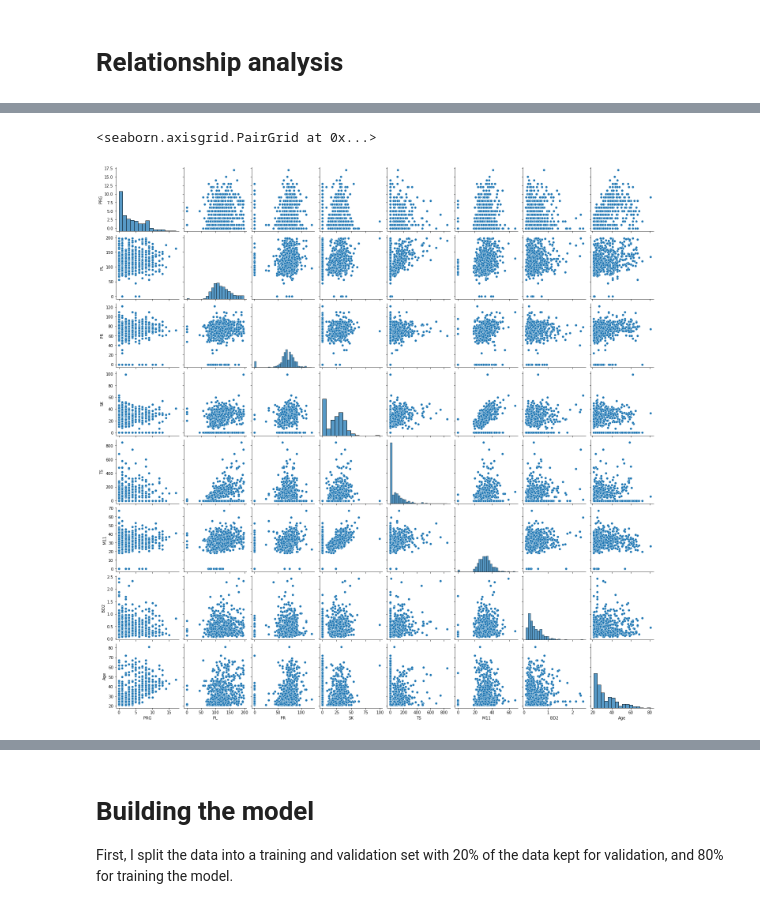
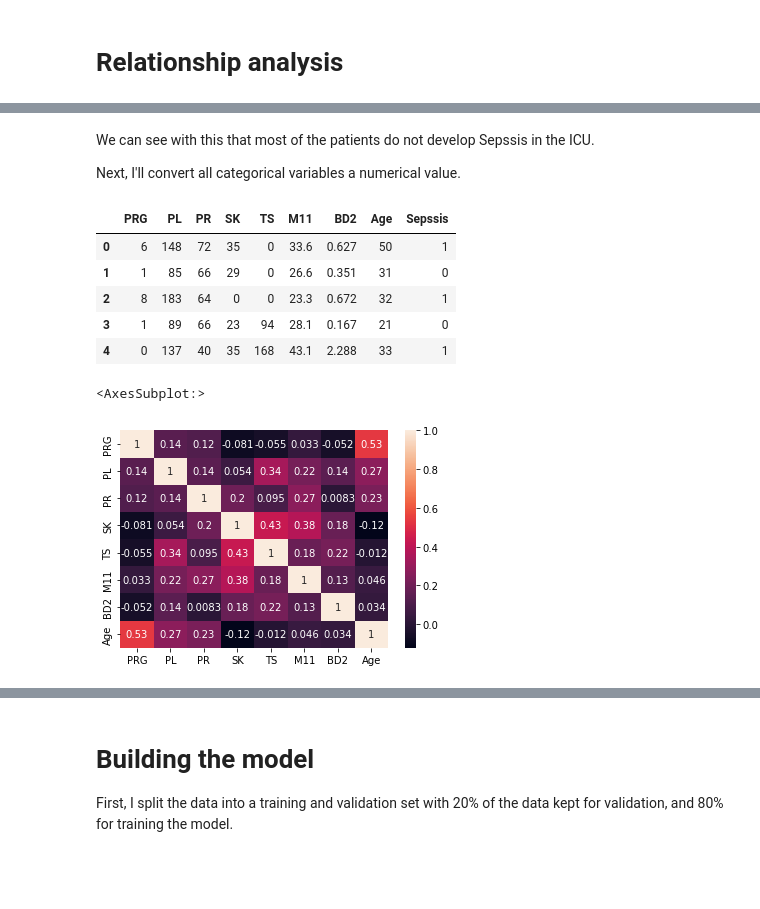
Before and after one commit to mixmav/machine-learning-A1-RMIT, a Jupyter notebook: solution/s3783375.ipynb, the cells around one changed output, grey strips where cells are left out. Drawn from its saved outputs; the diff is of its cells as text; code cells hidden in the pictures; blank space fills up the shorter version.

```diff
--- a/solution/s3783375.ipynb
+++ b/solution/s3783375.ipynb
@@ -114,5 +110,28 @@ sns.heatmap(correlation, xticklabels=correlation.columns, yticklabels=correlatio
+# %% [markdown]
+We can see with this that most of the patients do not develop Sepssis in the ICU.
+
+Next, I'll convert all categorical variables a numerical value.
+# %%
+patient_features = ['PRG', 'PL', 'PR', 'SK', 'TS', 'M11', 'BD2', 'Age', 'Sepssis']
+
+#replace Sepssis column with a binary numeric value
+
+patients = patients_raw.copy(deep=True)
+with pd.option_context('mode.chained_assignment', None):
+	patients['Sepssis'][patients['Sepssis'] == 'Positive'] = 1
+	patients['Sepssis'][patients['Sepssis'] == 'Negative'] = 0
+
+patients.head(5)
+# %% [output]
+|  | PRG | PL | PR | SK | TS | M11 | BD2 | Age | Sepssis |
+| 0 | 6 | 148 | 72 | 35 | 0 | 33.6 | 0.627 | 50 | 1 |
+| 1 | 1 | 85 | 66 | 29 | 0 | 26.6 | 0.351 | 31 | 0 |
+| 2 | 8 | 183 | 64 | 0 | 0 | 23.3 | 0.672 | 32 | 1 |
+| 3 | 1 | 89 | 66 | 23 | 94 | 28.1 | 0.167 | 21 | 0 |
+| 4 | 0 | 137 | 40 | 35 | 168 | 43.1 | 2.288 | 33 | 1 |
 # %%
-sns.pairplot(patients)
+correlation = patients_raw.corr()
+sns.heatmap(correlation, xticklabels=correlation.columns, yticklabels=correlation.columns, annot=True)
 # %% [output]
-<seaborn.axisgrid.PairGrid at 0x...>
+<AxesSubplot:>
-[figure, old version]
+[figure, new version]
```
Also changed, not shown: parts of 35 cells of this notebook.
